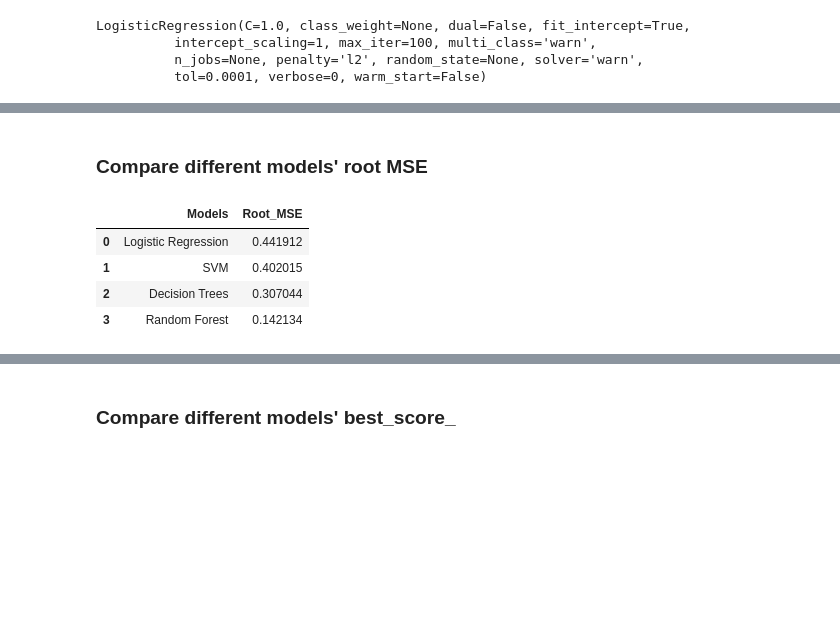
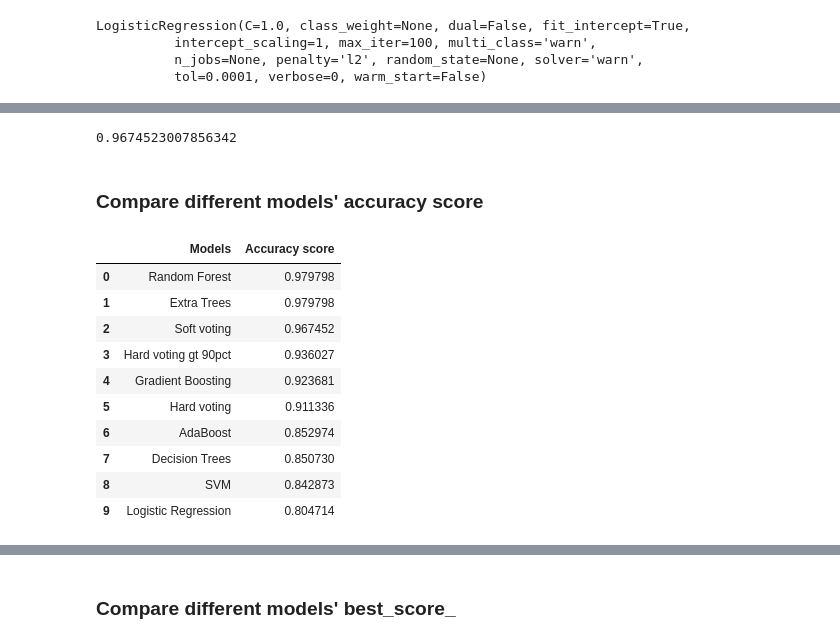
Before and after one commit to jingwen-z/python-playground, a Jupyter notebook: analysis/Titanic ML from Disaster/titanic_classification.ipynb, the cells around one changed output, grey strips where cells are left out. Drawn from its saved outputs; the diff is of its cells as text; code cells hidden in the pictures; blank space fills up the shorter version.

```diff
--- a/analysis/Titanic ML from Disaster/titanic_classification.ipynb
+++ b/analysis/Titanic ML from Disaster/titanic_classification.ipynb
@@ -483,2 +632,7 @@ np.sqrt(mse_logReg)
+# %%
+y_pred_voting_soft = voting_soft_clf.predict(X_train_scaled)
+accuracy_score(y_train, y_pred_voting_soft)
+# %% [output]
+0.9674523007856342
 # %% [markdown]
-### Compare different models' root MSE
+### Compare different models' accuracy score
@@ -497,8 +638,0 @@ root_mse_df.reset_index(inplace=True, drop=True)
-# %%
-root_mse_df
-# %% [output]
-|  | Models | Root_MSE |
-| 0 | Logistic Regression | 0.441912 |
-| 1 | SVM | 0.402015 |
-| 2 | Decision Trees | 0.307044 |
-| 3 | Random Forest | 0.142134 |
@@ -505,2 +663,16 @@ root_mse_df
+# %%
+accuracy_score_df
+# %% [output]
+|  | Models | Accuracy score |
+| 0 | Random Forest | 0.979798 |
+| 1 | Extra Trees | 0.979798 |
+| 2 | Soft voting | 0.967452 |
+| 3 | Hard voting gt 90pct | 0.936027 |
+| 4 | Gradient Boosting | 0.923681 |
+| 5 | Hard voting | 0.911336 |
+| 6 | AdaBoost | 0.852974 |
+| 7 | Decision Trees | 0.850730 |
+| 8 | SVM | 0.842873 |
+| 9 | Logistic Regression | 0.804714 |
 # %%
 plt.figure(figsize=(10, 5))
```
Also changed, not shown: parts of 30 cells of this notebook.
